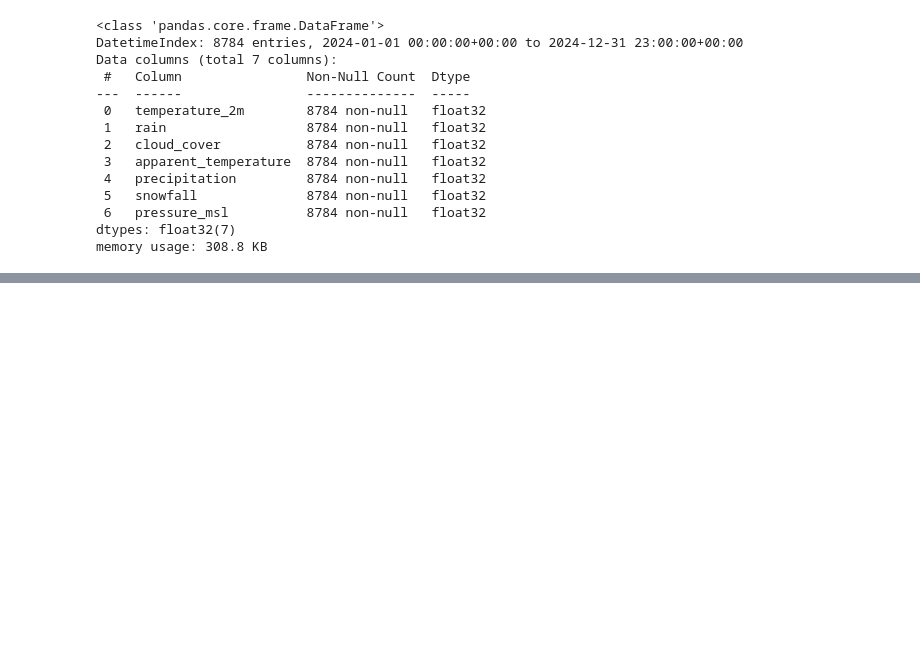
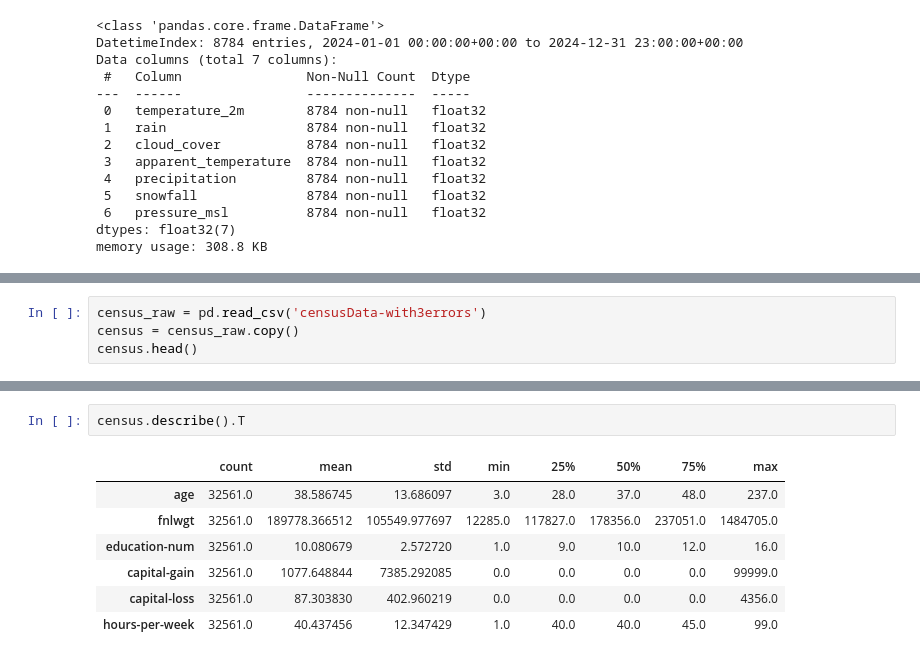
Before and after one commit to s34836/EWD, a Jupyter notebook: lab2.ipynb, the cells around one changed output, grey strips where cells are left out. Saved outputs shown, nothing was run; the diff lists cells and outputs as text; blank space fills up the shorter version.

```diff
--- a/lab2.ipynb
+++ b/lab2.ipynb
@@ -226,0 +273,4 @@ AttributeError: 'list' object has no attribute 'article'
+# %%
+census_raw = pd.read_csv('censusData-with3errors')
+census = census_raw.copy()
+census.head()
@@ -226,0 +304,10 @@ AttributeError: 'list' object has no attribute 'article'
+# %%
+census.describe().T
+# %% [output]
+|  | count | mean | std | min | 25% | 50% | 75% | max |
+| age | 32561.0 | 38.586745 | 13.686097 | 3.0 | 28.0 | 37.0 | 48.0 | 237.0 |
+| fnlwgt | 32561.0 | 189778.366512 | 105549.977697 | 12285.0 | 117827.0 | 178356.0 | 237051.0 | 1484705.0 |
+| education-num | 32561.0 | 10.080679 | 2.572720 | 1.0 | 9.0 | 10.0 | 12.0 | 16.0 |
+| capital-gain | 32561.0 | 1077.648844 | 7385.292085 | 0.0 | 0.0 | 0.0 | 0.0 | 99999.0 |
+| capital-loss | 32561.0 | 87.303830 | 402.960219 | 0.0 | 0.0 | 0.0 | 0.0 | 4356.0 |
+| hours-per-week | 32561.0 | 40.437456 | 12.347429 | 1.0 | 40.0 | 40.0 | 45.0 | 99.0 |
```
Also changed, not shown: parts of 9 cells of this notebook.
